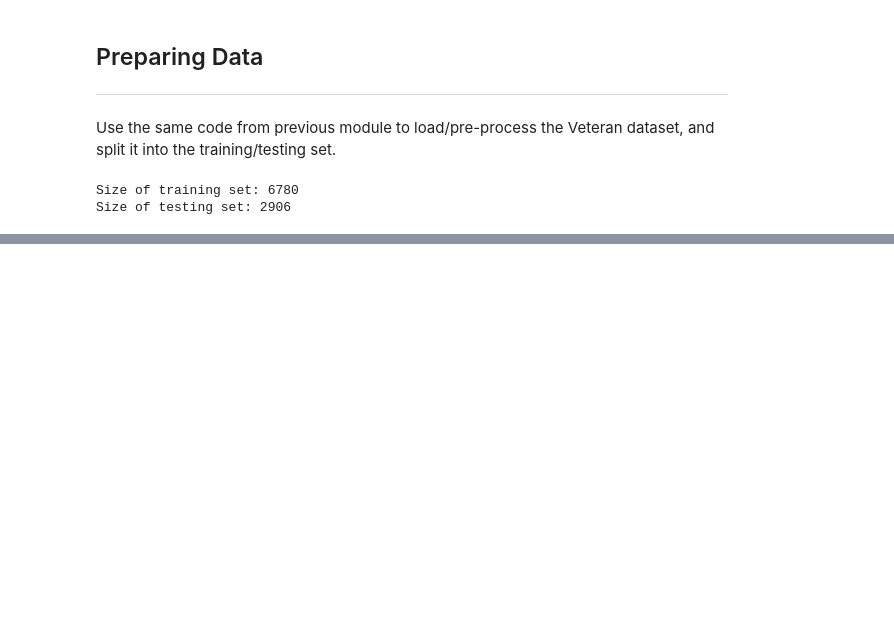
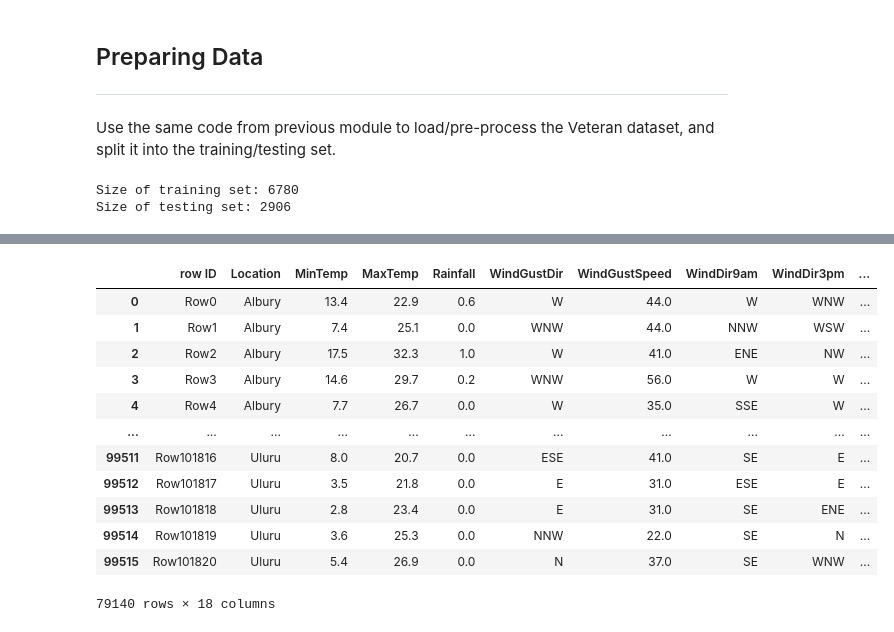
Before and after one commit to dmitrynovik/ml-module7, a Jupyter notebook: Module7-impl.ipynb, the cells around one changed output, grey strips where cells are left out. Saved outputs shown, nothing was run; the diff lists cells and outputs as text; code cells hidden in the pictures; blank space fills up the shorter version.

```diff
--- a/Module7-impl.ipynb
+++ b/Module7-impl.ipynb
@@ -71,0 +261,3 @@ Size of testing set: 2906
+# %%
+df = pd.read_csv("weather.csv")
+df.info()
@@ -71,0 +282,19 @@ Size of testing set: 2906
+# %%
+df.drop(columns=['Evaporation', 'Sunshine','Cloud9am', 'Cloud3pm','RainTomorrow'], inplace=True)
+# Remove invalid rows.
+df = df.dropna()
+df
+# %% [output]
+|  | row ID | Location | MinTemp | MaxTemp | Rainfall | WindGustDir | WindGustSpeed | WindDir9am | WindDir3pm | ... |
+| 0 | Row0 | Albury | 13.4 | 22.9 | 0.6 | W | 44.0 | W | WNW | ... |
+| 1 | Row1 | Albury | 7.4 | 25.1 | 0.0 | WNW | 44.0 | NNW | WSW | ... |
+| 2 | Row2 | Albury | 17.5 | 32.3 | 1.0 | W | 41.0 | ENE | NW | ... |
+| 3 | Row3 | Albury | 14.6 | 29.7 | 0.2 | WNW | 56.0 | W | W | ... |
+| 4 | Row4 | Albury | 7.7 | 26.7 | 0.0 | W | 35.0 | SSE | W | ... |
+| ... | ... | ... | ... | ... | ... | ... | ... | ... | ... | ... |
+| 99511 | Row101816 | Uluru | 8.0 | 20.7 | 0.0 | ESE | 41.0 | SE | E | ... |
+| 99512 | Row101817 | Uluru | 3.5 | 21.8 | 0.0 | E | 31.0 | ESE | E | ... |
+| 99513 | Row101818 | Uluru | 2.8 | 23.4 | 0.0 | E | 31.0 | SE | ENE | ... |
+| 99514 | Row101819 | Uluru | 3.6 | 25.3 | 0.0 | NNW | 22.0 | SE | N | ... |
+| 99515 | Row101820 | Uluru | 5.4 | 26.9 | 0.0 | N | 37.0 | SE | WNW | ... |
+79140 rows × 18 columns
```
Also changed, not shown: parts of 29 cells of this notebook, 1 other file.
